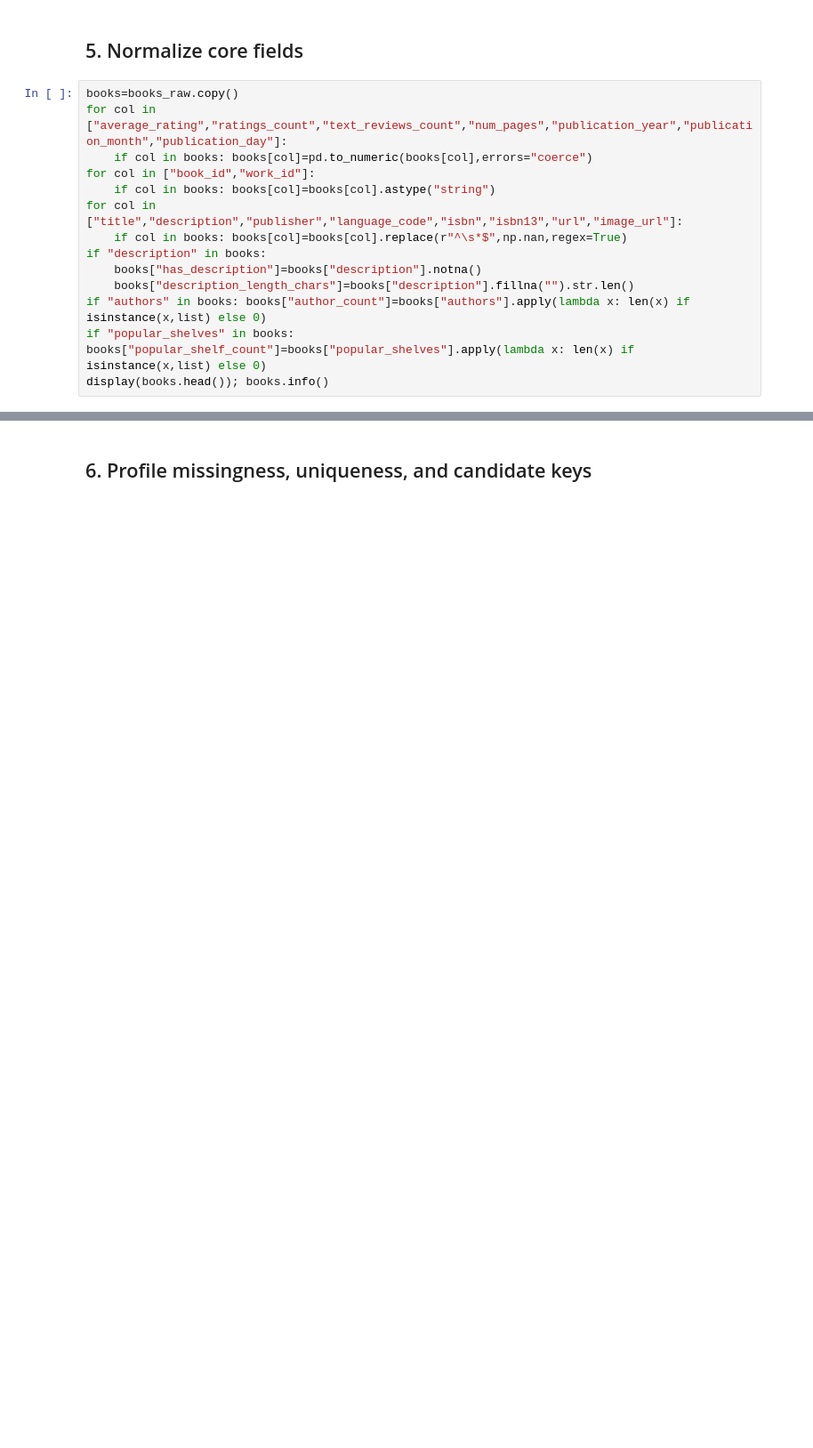
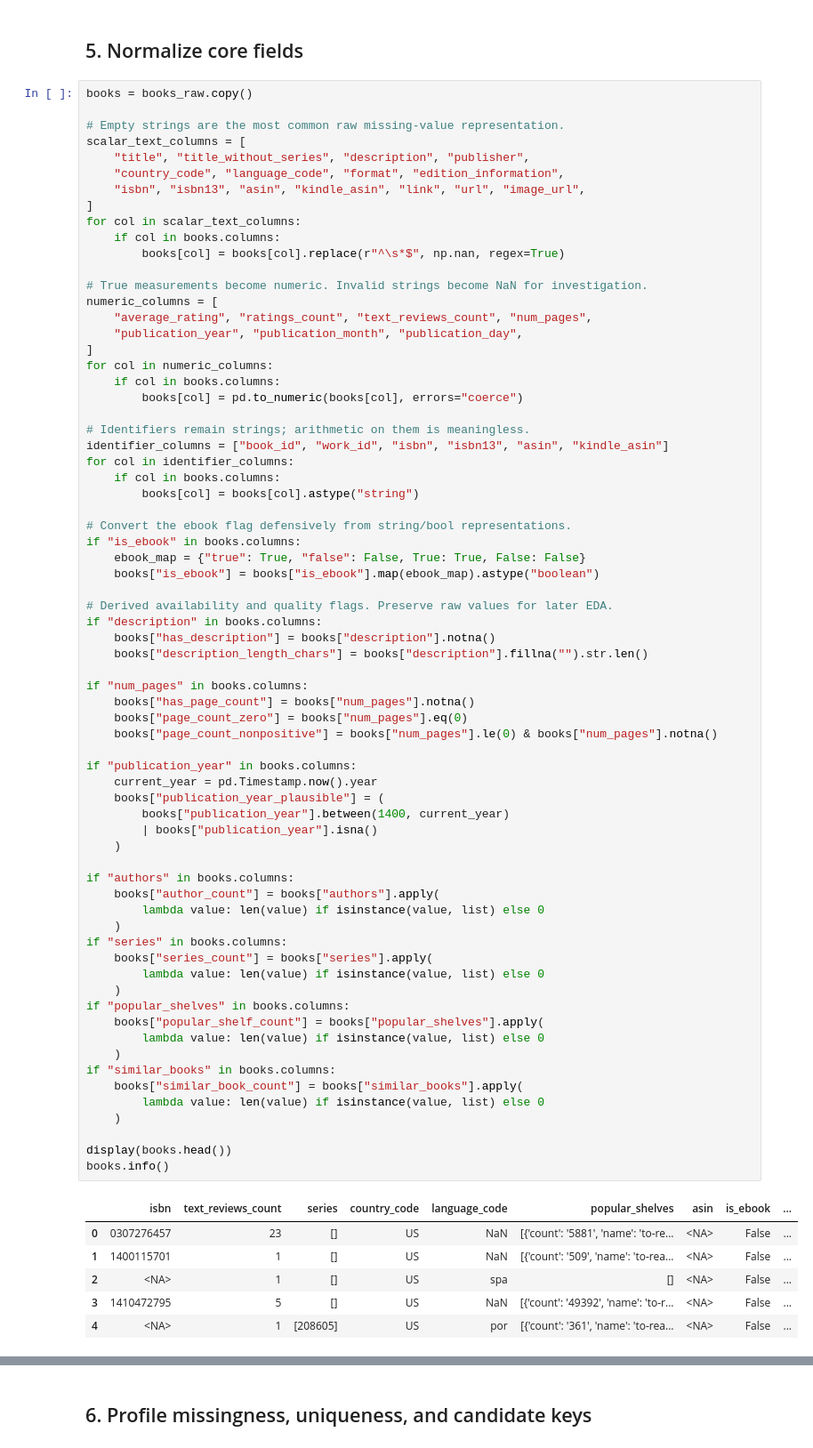
Before and after one commit to RT-Prog/semantic-book-intelligence-platform, a Jupyter notebook: notebooks/01_understanding_goodreads_openlibrary.ipynb, the cells around one changed output, grey strips where cells are left out. Shown at 89% size. Drawn from its saved outputs; the diff is of its cells as text; blank space fills up the shorter version.

```diff
--- a/notebooks/01_understanding_goodreads_openlibrary.ipynb
+++ b/notebooks/01_understanding_goodreads_openlibrary.ipynb
@@ -143,16 +309,78 @@ display(books_raw.head())
 # %% [markdown]
 ## 5. Normalize core fields
 # %%
-books=books_raw.copy()
-for col in ["average_rating","ratings_count","text_reviews_count","num_pages","publication_year","publication_month","publication_day"]:
-    if col in books: books[col]=pd.to_numeric(books[col],errors="coerce")
-for col in ["book_id","work_id"]:
-    if col in books: books[col]=books[col].astype("string")
-for col in ["title","description","publisher","language_code","isbn","isbn13","url","image_url"]:
-    if col in books: books[col]=books[col].replace(r"^\s*$",np.nan,regex=True)
-if "description" in books:
-    books["has_description"]=books["description"].notna()
-    books["description_length_chars"]=books["description"].fillna("").str.len()
-if "authors" in books: books["author_count"]=books["authors"].apply(lambda x: len(x) if isinstance(x,list) else 0)
-if "popular_shelves" in books: books["popular_shelf_count"]=books["popular_shelves"].apply(lambda x: len(x) if isinstance(x,list) else 0)
-display(books.head()); books.info()
+books = books_raw.copy()
+
+# Empty strings are the most common raw missing-value representation.
+scalar_text_columns = [
+    "title", "title_without_series", "description", "publisher",
+    "country_code", "language_code", "format", "edition_information",
+    "isbn", "isbn13", "asin", "kindle_asin", "link", "url", "image_url",
+]
+for col in scalar_text_columns:
+    if col in books.columns:
+        books[col] = books[col].replace(r"^\s*$", np.nan, regex=True)
+
+# True measurements become numeric. Invalid strings become NaN for investigation.
+numeric_columns = [
+    "average_rating", "ratings_count", "text_reviews_count", "num_pages",
+    "publication_year", "publication_month", "publication_day",
+]
+for col in numeric_columns:
+    if col in books.columns:
+        books[col] = pd.to_numeric(books[col], errors="coerce")
+
+# Identifiers remain strings; arithmetic on them is meaningless.
+identifier_columns = ["book_id", "work_id", "isbn", "isbn13", "asin", "kindle_asin"]
+for col in identifier_columns:
+    if col in books.columns:
+        books[col] = books[col].astype("string")
+
+# Convert the ebook flag defensively from string/bool representations.
+if "is_ebook" in books.columns:
+    ebook_map = {"true": True, "false": False, True: True, False: False}
+    books["is_ebook"] = books["is_ebook"].map(ebook_map).astype("boolean")
+
+# Derived availability and quality flags. Preserve raw values for later EDA.
+if "description" in books.columns:
+    books["has_description"] = books["description"].notna()
+    books["description_length_chars"] = books["description"].fillna("").str.len()
+
+if "num_pages" in books.columns:
+    books["has_page_count"] = books["num_pages"].notna()
+    books["page_count_zero"] = books["num_pages"].eq(0)
+    books["page_count_nonpositive"] = books["num_pages"].le(0) & books["num_pages"].notna()
+
+if "publication_year" in books.columns:
+    current_year = pd.Timestamp.now().year
+    books["publication_year_plausible"] = (
+        books["publication_year"].between(1400, current_year)
+        | books["publication_year"].isna()
+    )
+
+if "authors" in books.columns:
+    books["author_count"] = books["authors"].apply(
+        lambda value: len(value) if isinstance(value, list) else 0
+    )
+if "series" in books.columns:
+    books["series_count"] = books["series"].apply(
+        lambda value: len(value) if isinstance(value, list) else 0
+    )
+if "popular_shelves" in books.columns:
+    books["popular_shelf_count"] = books["popular_shelves"].apply(
+        lambda value: len(value) if isinstance(value, list) else 0
+    )
+if "similar_books" in books.columns:
+    books["similar_book_count"] = books["similar_books"].apply(
+        lambda value: len(value) if isinstance(value, list) else 0
+    )
+
+display(books.head())
+books.info()
+# %% [output]
+|  | isbn | text_reviews_count | series | country_code | language_code | popular_shelves | asin | is_ebook | ... |
+| 0 | 0307276457 | 23 | [] | US | NaN | [{'count': '5881', 'name': 'to-re... | <NA> | False | ... |
+| 1 | 1400115701 | 1 | [] | US | NaN | [{'count': '509', 'name': 'to-rea... | <NA> | False | ... |
+| 2 | <NA> | 1 | [] | US | spa | [] | <NA> | False | ... |
+| 3 | 1410472795 | 5 | [] | US | NaN | [{'count': '49392', 'name': 'to-r... | <NA> | False | ... |
+| 4 | <NA> | 1 | [208605] | US | por | [{'count': '361', 'name': 'to-rea... | <NA> | False | ... |
```
Also changed, not shown: parts of 40 cells of this notebook, 8 other files.
